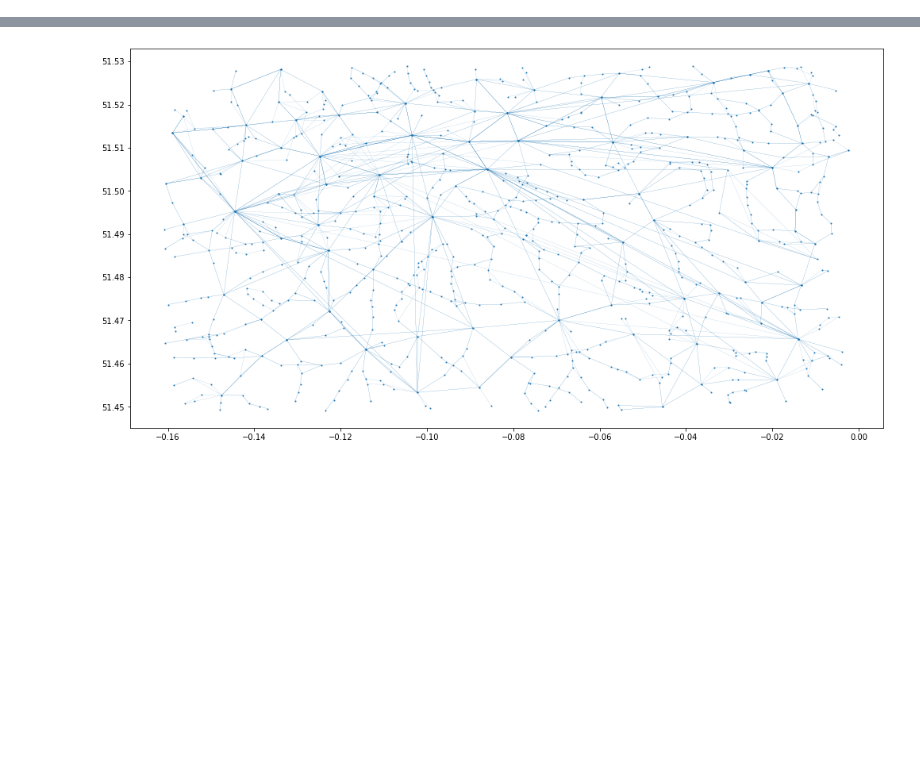
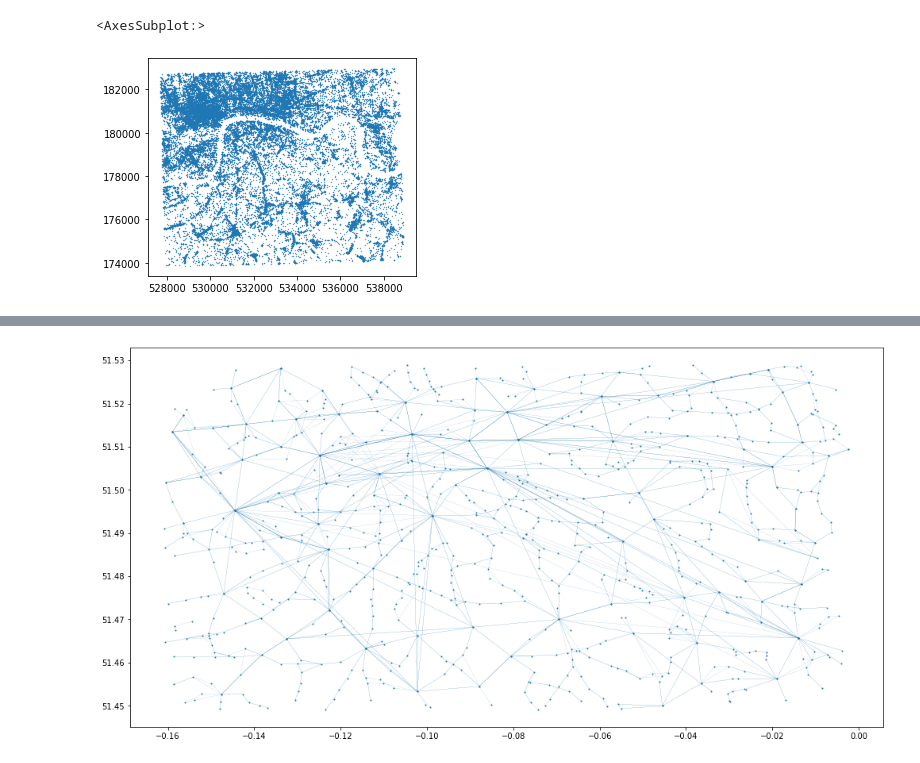
Before and after one commit to Alfred-Mountfield/outbreak-sim, a Jupyter notebook: python/synthetic_population/routing.ipynb, the cells around one changed output, grey strips where cells are left out. Cells and saved outputs as stored; diff of their text form; code cells hidden in the pictures; blank space fills up the shorter version.

```diff
--- a/python/synthetic_population/routing.ipynb
+++ b/python/synthetic_population/routing.ipynb
@@ -27,0 +32,5 @@ Wall time: 8.43 s
+# %%
+trimmed_work.plot(markersize=0.1)
+# %% [output]
+<AxesSubplot:>
+[figure, added]
```
Also changed, not shown: parts of 23 cells of this notebook, 1 other file.
